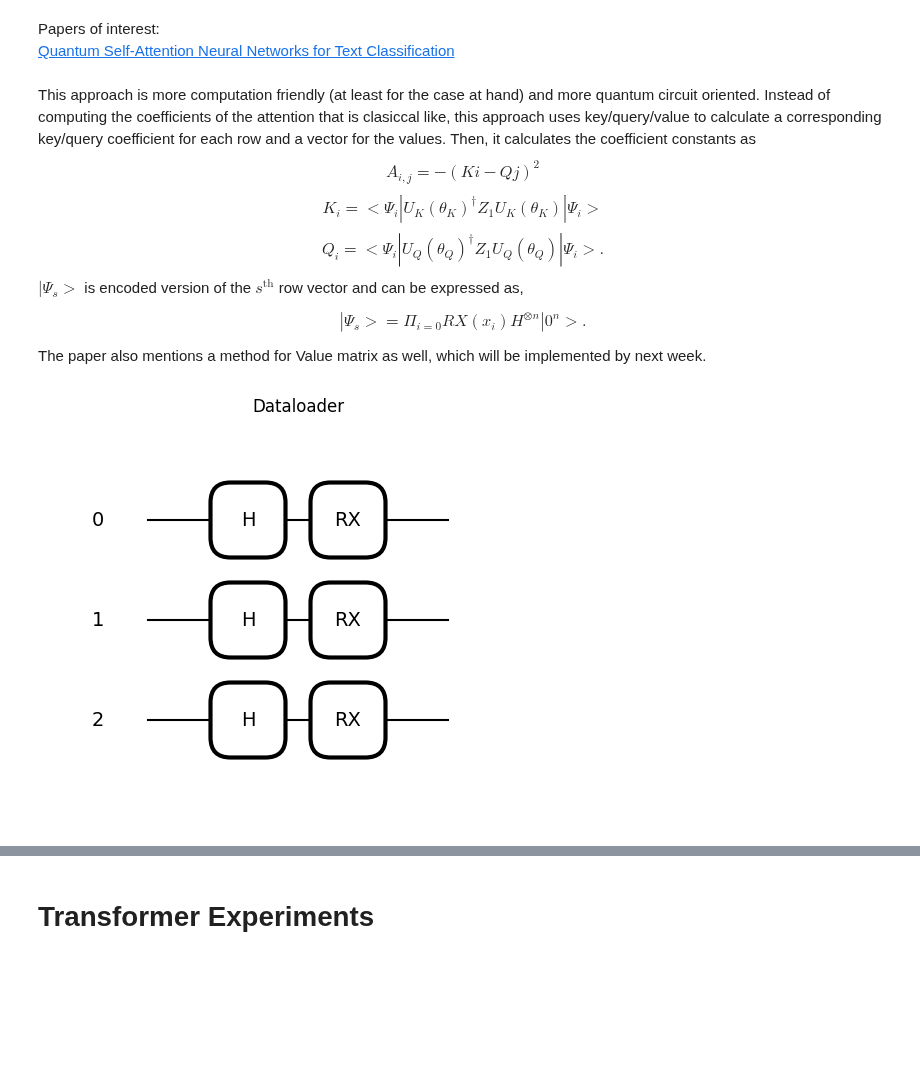
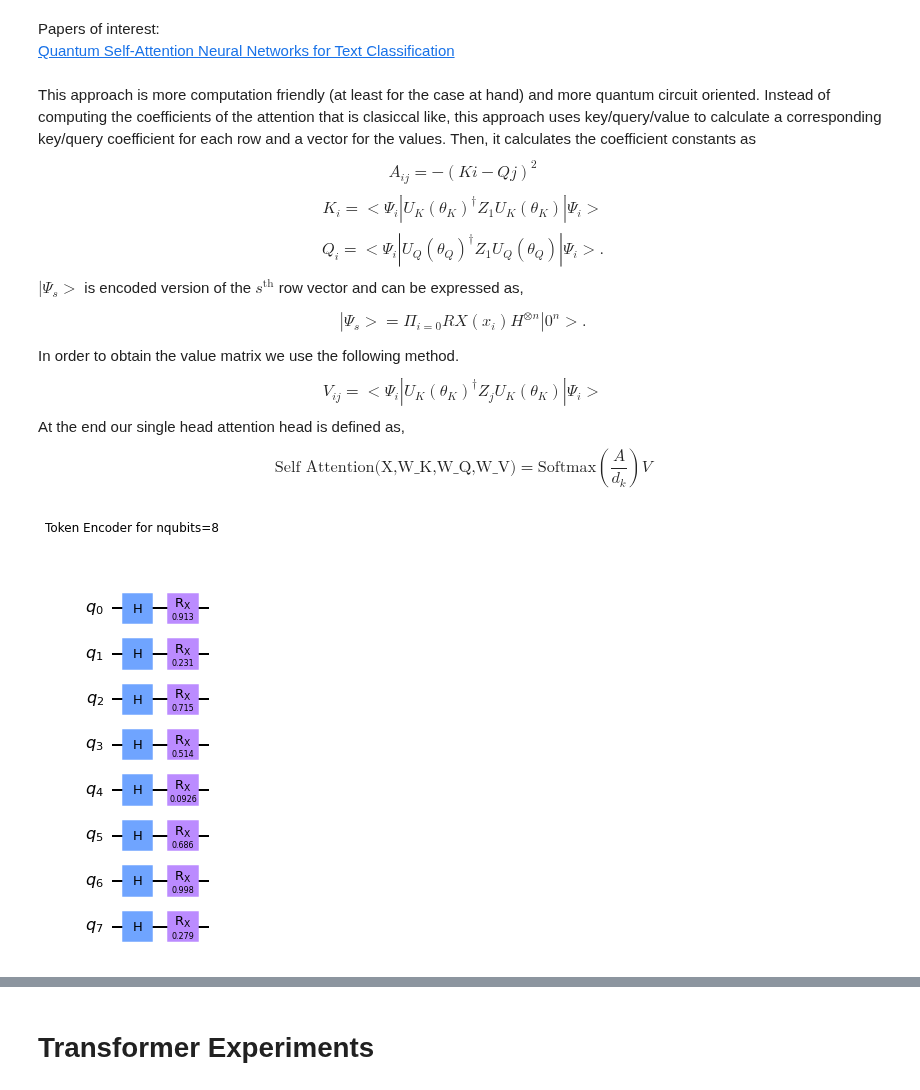
Before and after one commit to EyupBunlu/QViT_HEP_ML4Sci, a Jupyter notebook: Introduction.ipynb, the cells around one changed output, grey strips where cells are left out. Saved outputs shown, nothing was run; the diff lists cells and outputs as text; code cells hidden in the pictures; blank space fills up the shorter version.

```diff
--- a/Introduction.ipynb
+++ b/Introduction.ipynb
@@ -250,20 +248,28 @@ Papers of interest:\
 [Quantum Self-Attention Neural Networks for Text Classification](https://arxiv.org/abs/2205.05625)
 # %% [markdown]
 This approach is more computation friendly (at least for the case at hand) and more quantum circuit oriented. Instead of computing the coefficients of the attention that is clasiccal like, this approach uses key/query/value to calculate a corresponding key/query coefficient for each row and a vector for the values. Then, it calculates the coefficient constants as
-$$A_{i,j} = -(K{i}-Q{j})^2 $$
+$$A_{ij} = -(K{i}-Q{j})^2 $$
 $$K_{i} = <\Psi_i|U_K(\theta_K)^\dagger Z_1 U_K(\theta_K) |\Psi_i>  $$
 $$Q_{i} = <\Psi_i|U_Q(\theta_Q)^\dagger Z_1 U_Q(\theta_Q) |\Psi_i>. $$
 $|\Psi_s>$ is encoded version of the $s^{\text{th}}$ row vector and can be expressed as,
 
 $$|\Psi_s> = \Pi_{i=0} RX(x_i) H^{\otimes n} |0^n>.$$
 
-The paper also mentions a method for Value matrix as well, which will be implemented by next week.
+In order to obtain the value matrix we use the following method.
+$$V_{ij} = <\Psi_i|U_K(\theta_K)^\dagger Z_j U_K(\theta_K) |\Psi_i>  $$
+At the end our single head attention head is defined as,
+$$\text{Self Attention(X,W_K,W_Q,W_V)}=\text{Softmax}\left(\frac{A}{d_k}\right)V$$
 # %%
-n_wires= 3
-wires = list(range(n_wires))
-phi = torch.rand(n_wires,4).flatten()
-data = torch.rand(3,n_wires)
-qml.draw_mpl(encode_token,wire_order=(list(range(n_wires))))(data)
-plt.title('Dataloader')
+nqubits = 8
+circuit = tc.Circuit(nqubits)
+data = torch.rand(nqubits)
+encode_token(circuit,data,nqubits)
+# v_ansatz(c,torch.ones(8),torch.rand(24),8)
+circuit.measure(0 )
+circuit_qiskit=circuit.to_qiskit()
+f=circuit_qiskit.draw(output="mpl")
+f.suptitle('Token Encoder for nqubits=8')
+f
+# plt.title('Dataloader')
 # %% [output]
-[figure, old version]
+[figure, new version]
```
Also changed, not shown: parts of 48 cells of this notebook, 4 other files.
